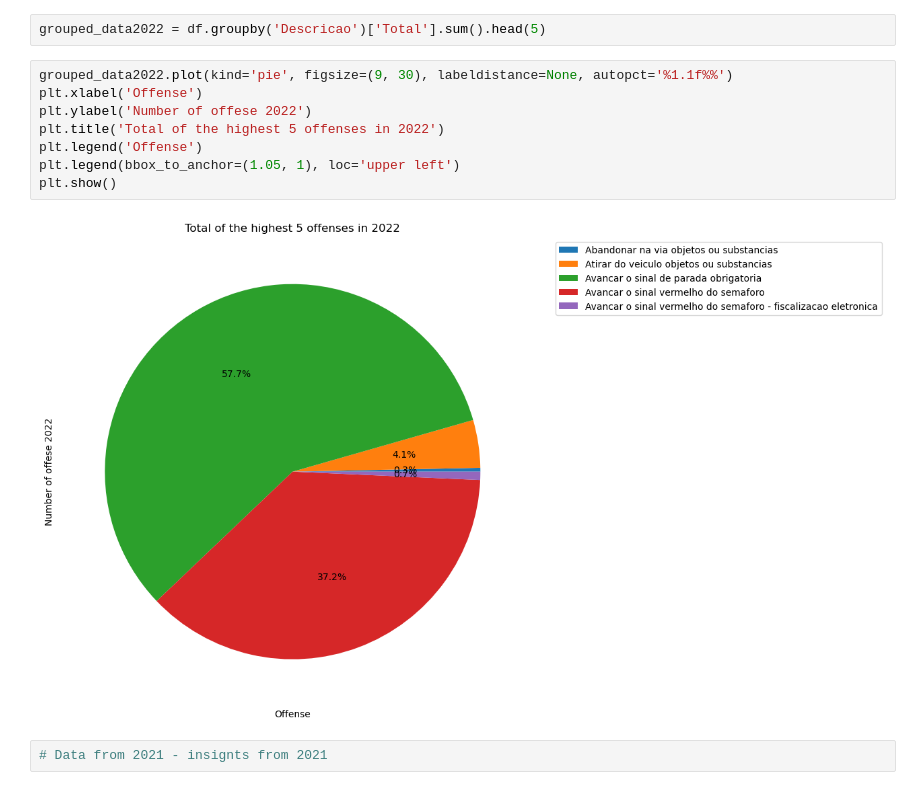
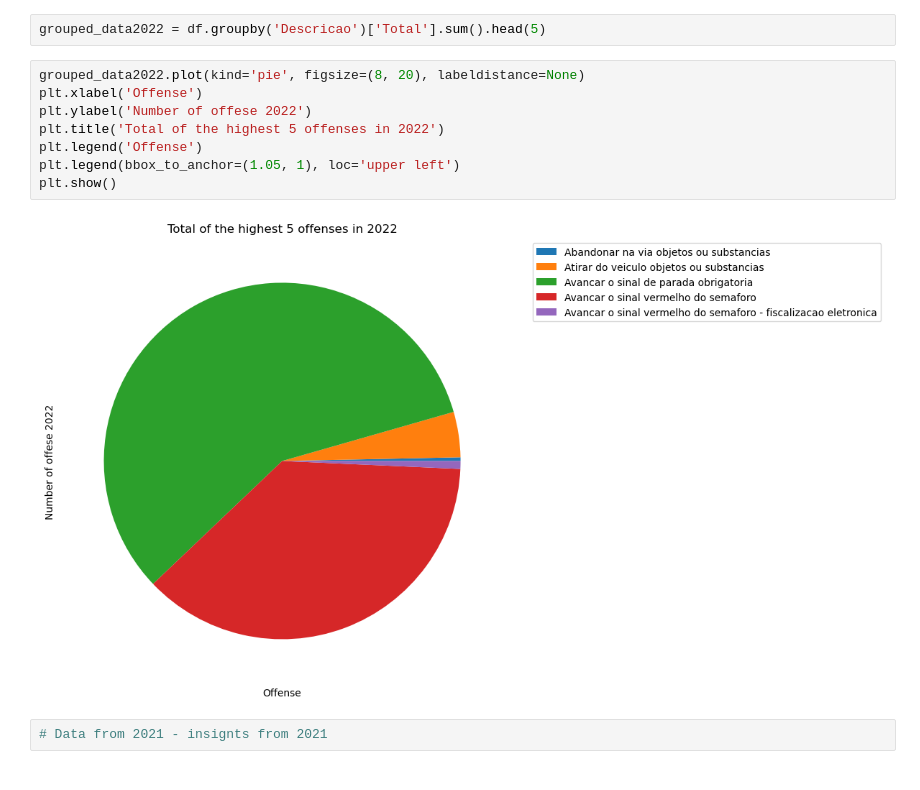
Before and after one commit to acdjsilva/traffic_infractions_sp_2022, a Jupyter notebook: Infraction portifolio.ipynb, the cells around one changed output. Saved outputs shown, nothing was run; the diff lists cells and outputs as text.

```diff
--- a/Infraction portifolio.ipynb
+++ b/Infraction portifolio.ipynb
@@ -73,15 +73,15 @@ infraction_city2022.sort_values(by="Total", ascending=True).head(5)
 # %%
 grouped_data2022 = df.groupby('Descricao')['Total'].sum().head(5)
 # %%
-grouped_data2022.plot(kind='pie', figsize=(9, 30), labeldistance=None, autopct='%1.1f%%')
+grouped_data2022.plot(kind='pie', figsize=(8, 20), labeldistance=None)
 plt.xlabel('Offense')
 plt.ylabel('Number of offese 2022')
 plt.title('Total of the highest 5 offenses in 2022')
 plt.legend('Offense')
 plt.legend(bbox_to_anchor=(1.05, 1), loc='upper left')
 plt.show()
 # %% [output]
-[figure, old version]
+[figure, new version]
 # %%
 # Data from 2021 - insignts from 2021
 # %%
```
Also changed, not shown: parts of 8 cells of this notebook.
